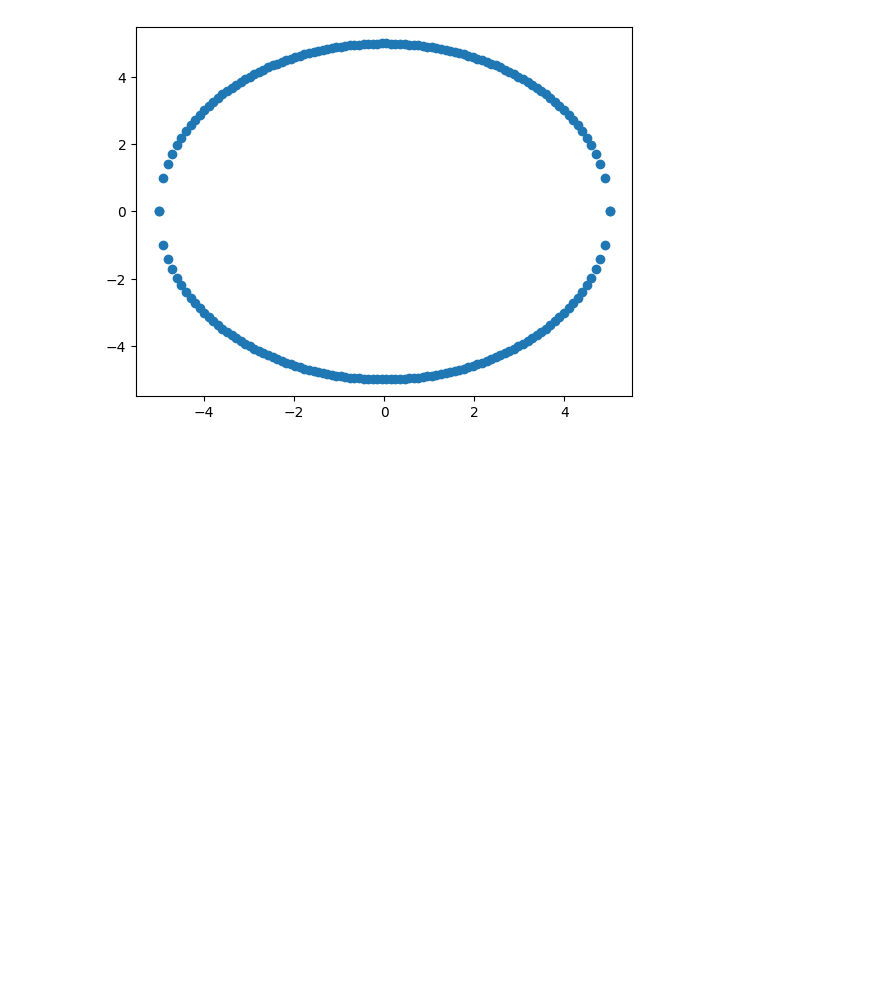
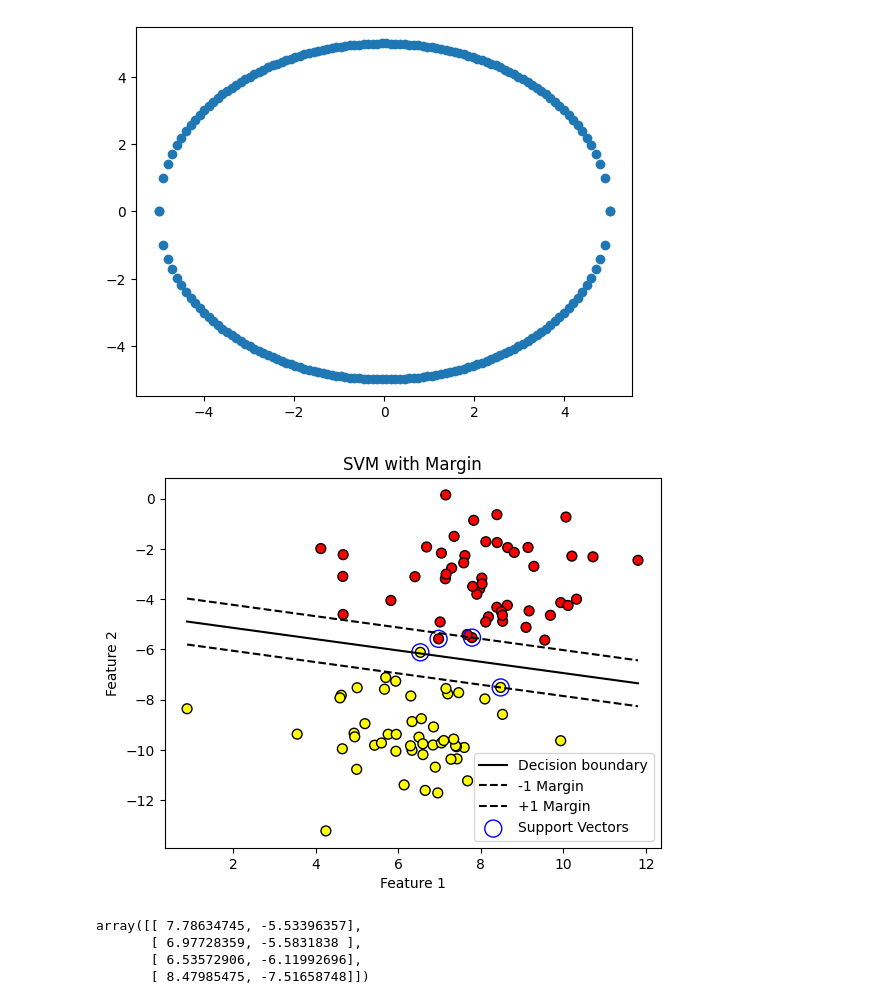
Before and after one commit to arjunravi26/Data-Science-Bootcamp, a Jupyter notebook: Week 17/Classification/svm.ipynb, the cells around one changed output. Cells and saved outputs as stored; diff of their text form; code cells hidden in the pictures; blank space fills up the shorter version.

```diff
--- a/Week 17/Classification/svm.ipynb
+++ b/Week 17/Classification/svm.ipynb
@@ -186,3 +186,59 @@ plt.scatter(x1,y1)
 [figure]
 # %%
 from sklearn.svm import LinearSVC
+# %%
+import numpy as np
+import matplotlib.pyplot as plt
+from sklearn import svm
+from sklearn.datasets import make_blobs
+# Create a synthetic dataset with two classes
+X, y = make_blobs(n_samples=100, centers=2, random_state=6, cluster_std=1.5)
+
+# X: Feature matrix, y: Labels
+# Train an SVM model
+clf = svm.SVC(kernel='linear', C=1)
+clf.fit(X, y)
+# Get the separating hyperplane
+w = clf.coef_[0]            # Coefficients of the hyperplane
+a = -w[0] / w[1]           # Slope of the hyperplane
+
+# Create x-coordinates for the line
+xx = np.linspace(X[:, 0].min(), X[:, 0].max())
+
+# Calculate y-coordinates for the separating line
+yy = a * xx - (clf.intercept_[0]) / w[1]
+
+# Calculate margin lines (±1 margin)
+margin = 1 / np.sqrt(np.sum(w ** 2))
+yy_down = yy - np.sqrt(1 + a**2) * margin
+yy_up = yy + np.sqrt(1 + a**2) * margin
+
+# Plot the data points
+plt.scatter(X[:, 0], X[:, 1], c=y, cmap='autumn', s=50, edgecolors='k')
+
+# Plot the hyperplane
+plt.plot(xx, yy, 'k-', label="Decision boundary")
+
+# Plot the margin lines
+plt.plot(xx, yy_down, 'k--', label="-1 Margin")
+plt.plot(xx, yy_up, 'k--', label="+1 Margin")
+
+# Highlight the support vectors
+plt.scatter(clf.support_vectors_[:, 0], clf.support_vectors_[:, 1],
+            s=150, facecolors='none', edgecolors='blue', label="Support Vectors")
+
+# Add labels and legend
+plt.legend()
+plt.xlabel('Feature 1')
+plt.ylabel('Feature 2')
+plt.title('SVM with Margin')
+plt.show()
+# %% [output]
+[figure, added]
+# %%
+clf.support_vectors_
+# %% [output]
+array([[ 7.78634745, -5.53396357],
+       [ 6.97728359, -5.5831838 ],
+       [ 6.53572906, -6.11992696],
+       [ 8.47985475, -7.51658748]])
```
Also changed, not shown: 1 other file.
